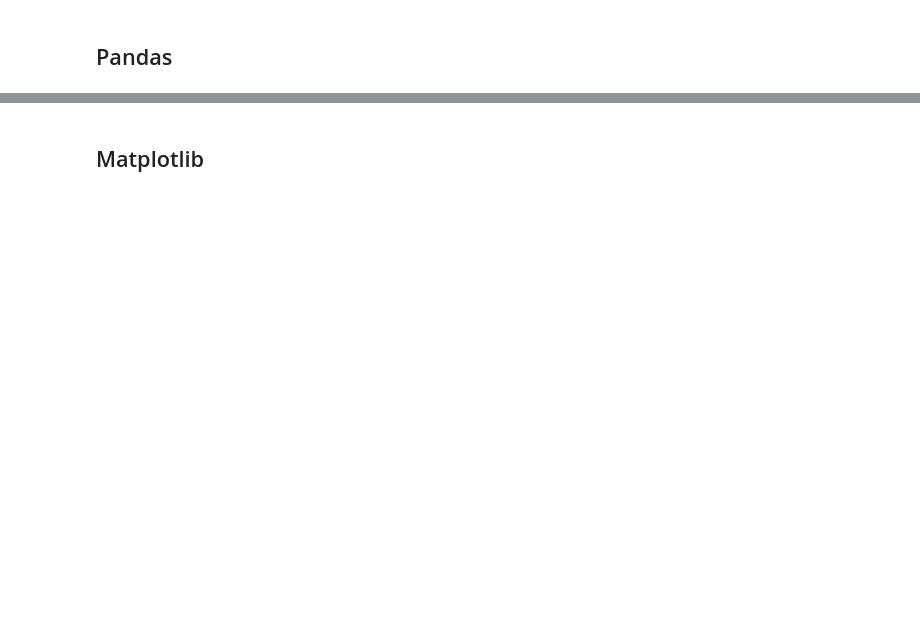
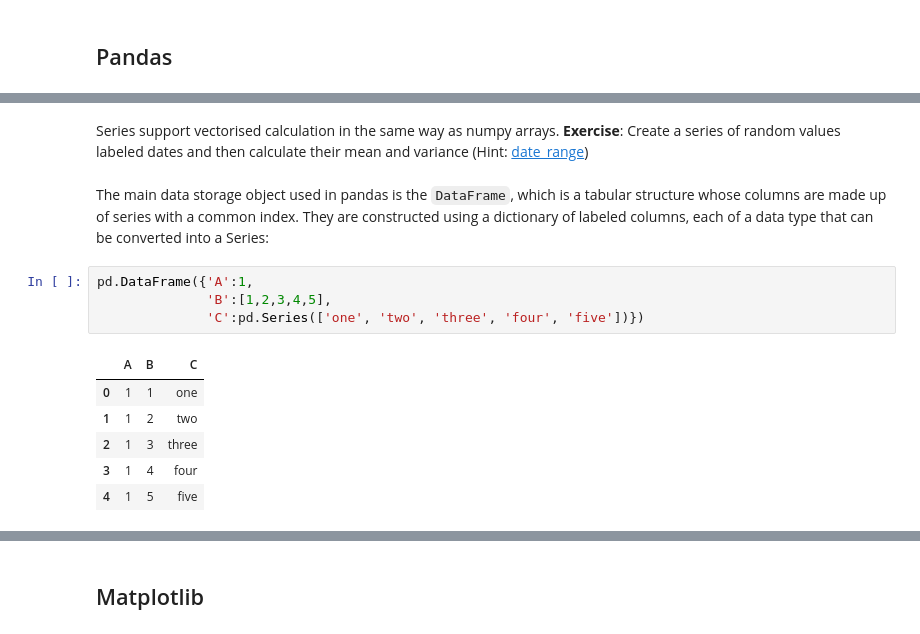
Before and after one commit to allydunham/btm2018, a Jupyter notebook: scientific_python/Introduction to Scientific Python.ipynb, the cells around one changed output, grey strips where cells are left out. Cells and saved outputs as stored; diff of their text form; blank space fills up the shorter version.

```diff
--- a/scientific_python/Introduction to Scientific Python.ipynb
+++ b/scientific_python/Introduction to Scientific Python.ipynb
@@ -236,0 +279,15 @@ Further details on `pandas` can be found in the [10 Min Pandas](http://pandas.py
+# %% [markdown]
+Series support vectorised calculation in the same way as numpy arrays. **Exercise**: Create a series of random values labeled dates and then calculate their mean and variance (Hint: [date_range](https://pandas.pydata.org/pandas-docs/stable/generated/pandas.date_range.html))
+# %% [markdown]
+The main data storage object used in pandas is the `DataFrame`, which is a tabular structure whose columns are made up of series with a common index. They are constructed using a dictionary of labeled columns, each of a data type that can be converted into a Series:
+# %%
+pd.DataFrame({'A':1,
+              'B':[1,2,3,4,5],
+              'C':pd.Series(['one', 'two', 'three', 'four', 'five'])})
+# %% [output]
+|  | A | B | C |
+| 0 | 1 | 1 | one |
+| 1 | 1 | 2 | two |
+| 2 | 1 | 3 | three |
+| 3 | 1 | 4 | four |
+| 4 | 1 | 5 | five |
```
Also changed, not shown: parts of 21 cells of this notebook, 1 other file.
